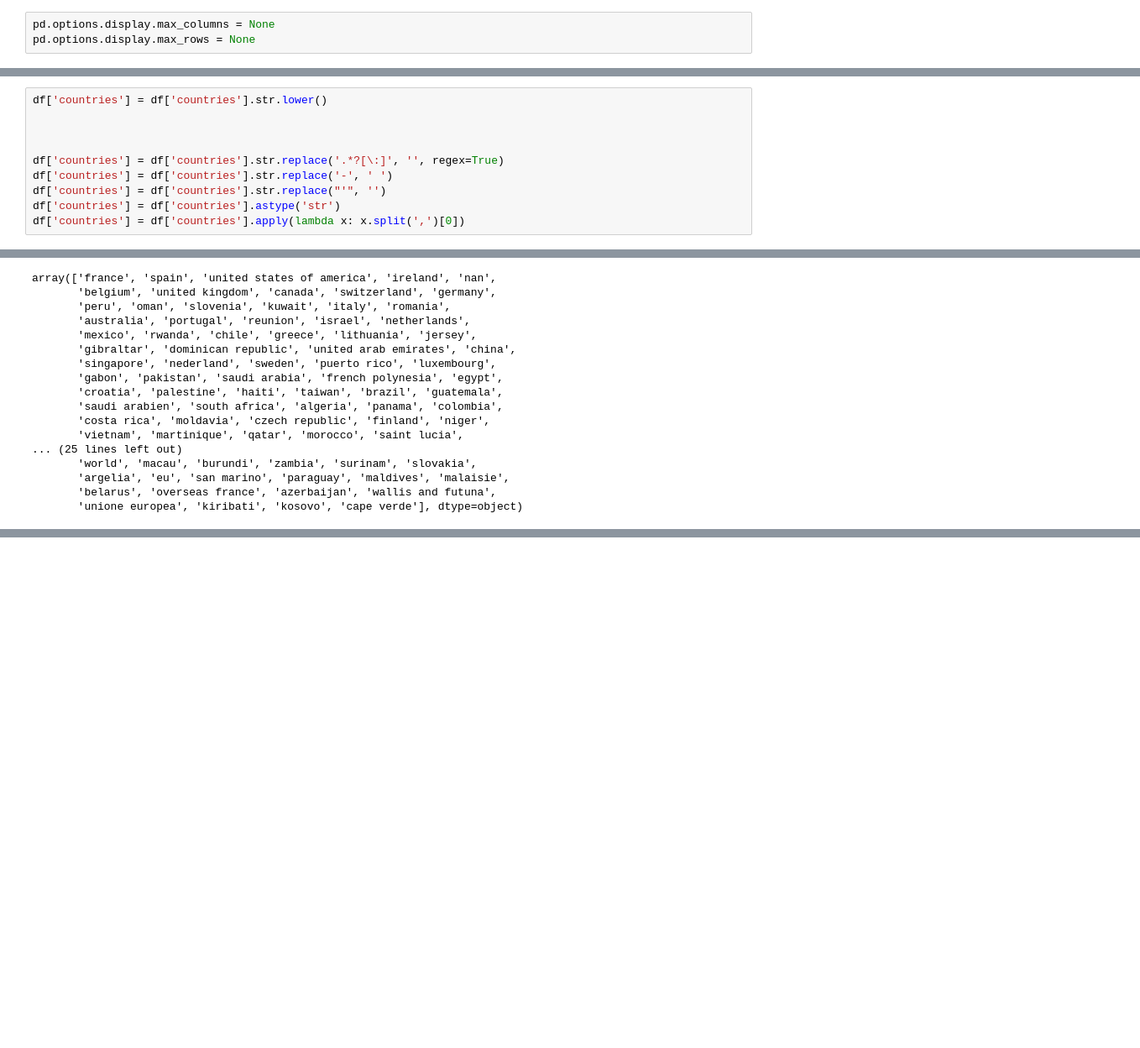
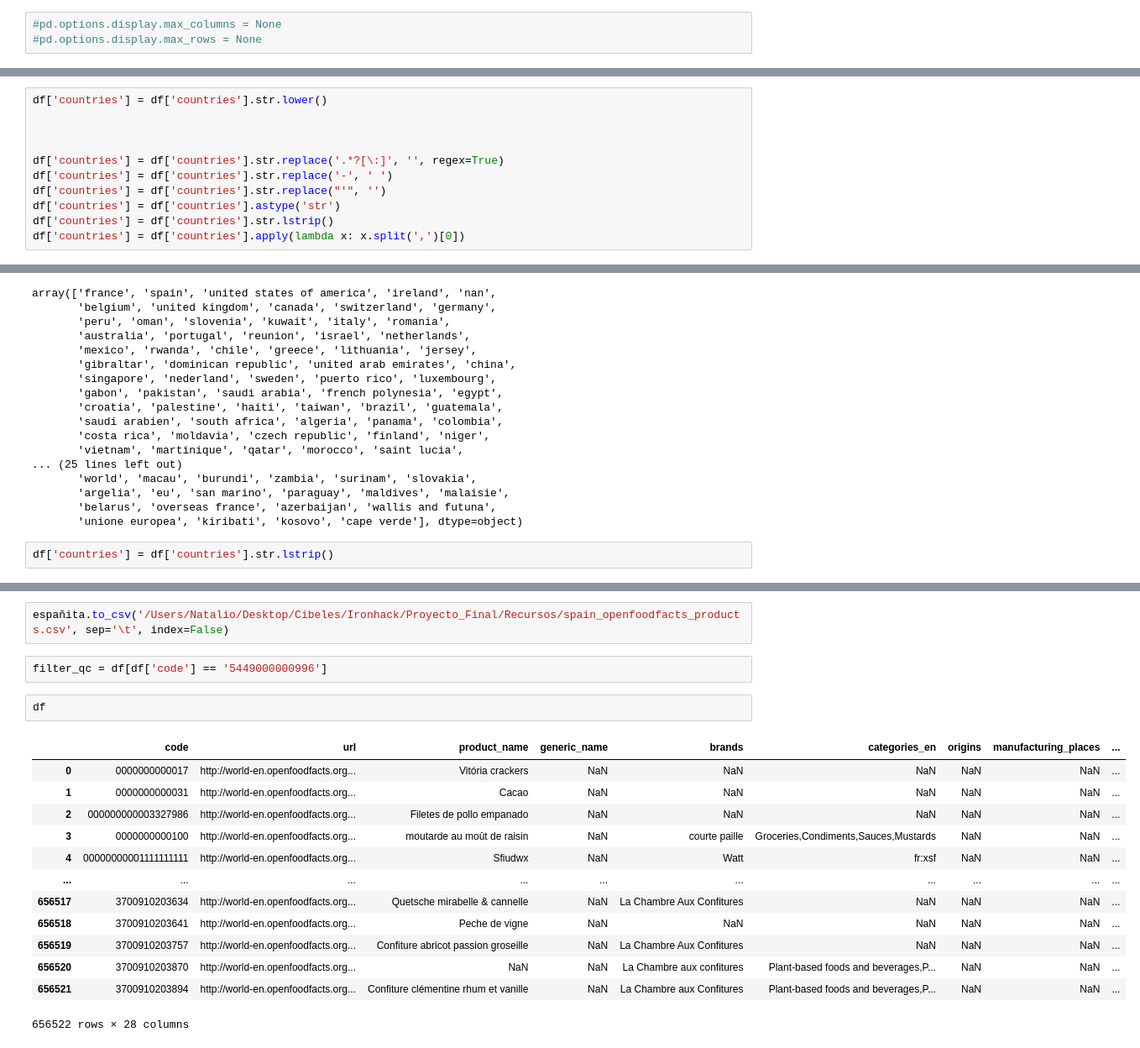
Before and after one commit to CibelesR/-Ironhack-La-Turra-Final, a Jupyter notebook: notebooks/Cleaning_Countries_v2.ipynb, the cells around one changed output, grey strips where cells are left out. Shown: that part at 84% size. Drawn from its saved outputs; the diff is of its cells as text; blank space fills up the shorter version.

```diff
--- a/notebooks/Cleaning_Countries_v2.ipynb
+++ b/notebooks/Cleaning_Countries_v2.ipynb
@@ -5,8 +5,8 @@
 # %%
 import pandas as pd
 # %%
-pd.options.display.max_columns = None
-pd.options.display.max_rows = None
+#pd.options.display.max_columns = None
+#pd.options.display.max_rows = None
 # %% [markdown]
 ### 1. Data Cleaning
 # %%
@@ -20,6 +20,7 @@ df['countries'] = df['countries'].str.replace('.*?[\:]', '', regex=True)
 df['countries'] = df['countries'].str.replace('-', ' ')
 df['countries'] = df['countries'].str.replace("'", '')
 df['countries'] = df['countries'].astype('str')
+df['countries'] = df['countries'].str.lstrip()
 df['countries'] = df['countries'].apply(lambda x: x.split(',')[0])
 # %%
 #France
@@ -734,3 +735,5 @@ array(['france', 'spain', 'united states of america', 'ireland', 'nan',
        'argelia', 'eu', 'san marino', 'paraguay', 'maldives', 'malaisie',
        'belarus', 'overseas france', 'azerbaijan', 'wallis and futuna',
        'unione europea', 'kiribati', 'kosovo', 'cape verde'], dtype=object)
+# %%
+df['countries'] = df['countries'].str.lstrip()
@@ -736,0 +765,20 @@ array(['france', 'spain', 'united states of america', 'ireland', 'nan',
+# %%
+españita.to_csv('/Users/Natalio/Desktop/Cibeles/Ironhack/Proyecto_Final/Recursos/spain_openfoodfacts_products.csv', sep='\t', index=False)
+# %%
+filter_qc = df[df['code'] == '5449000000996']
+# %%
+df
+# %% [output]
+|  | code | url | product_name | generic_name | brands | categories_en | origins | manufacturing_places | ... |
+| 0 | 0000000000017 | http://world-en.openfoodfacts.org... | Vitória crackers | NaN | NaN | NaN | NaN | NaN | ... |
+| 1 | 0000000000031 | http://world-en.openfoodfacts.org... | Cacao | NaN | NaN | NaN | NaN | NaN | ... |
+| 2 | 000000000003327986 | http://world-en.openfoodfacts.org... | Filetes de pollo empanado | NaN | NaN | NaN | NaN | NaN | ... |
+| 3 | 0000000000100 | http://world-en.openfoodfacts.org... | moutarde au moût de raisin | NaN | courte paille | Groceries,Condiments,Sauces,Mustards | NaN | NaN | ... |
+| 4 | 00000000001111111111 | http://world-en.openfoodfacts.org... | Sfiudwx | NaN | Watt | fr:xsf | NaN | NaN | ... |
+| ... | ... | ... | ... | ... | ... | ... | ... | ... | ... |
+| 656517 | 3700910203634 | http://world-en.openfoodfacts.org... | Quetsche mirabelle & cannelle | NaN | La Chambre Aux Confitures | NaN | NaN | NaN | ... |
+| 656518 | 3700910203641 | http://world-en.openfoodfacts.org... | Peche de vigne | NaN | NaN | NaN | NaN | NaN | ... |
+| 656519 | 3700910203757 | http://world-en.openfoodfacts.org... | Confiture abricot passion groseille | NaN | La Chambre Aux Confitures | NaN | NaN | NaN | ... |
+| 656520 | 3700910203870 | http://world-en.openfoodfacts.org... | NaN | NaN | La Chambre aux confitures | Plant-based foods and beverages,P... | NaN | NaN | ... |
+| 656521 | 3700910203894 | http://world-en.openfoodfacts.org... | Confiture clémentine rhum et vanille | NaN | La Chambre aux Confitures | Plant-based foods and beverages,P... | NaN | NaN | ... |
+656522 rows × 28 columns
```
Also changed, not shown: parts of 4 cells of this notebook, 1 other file.
